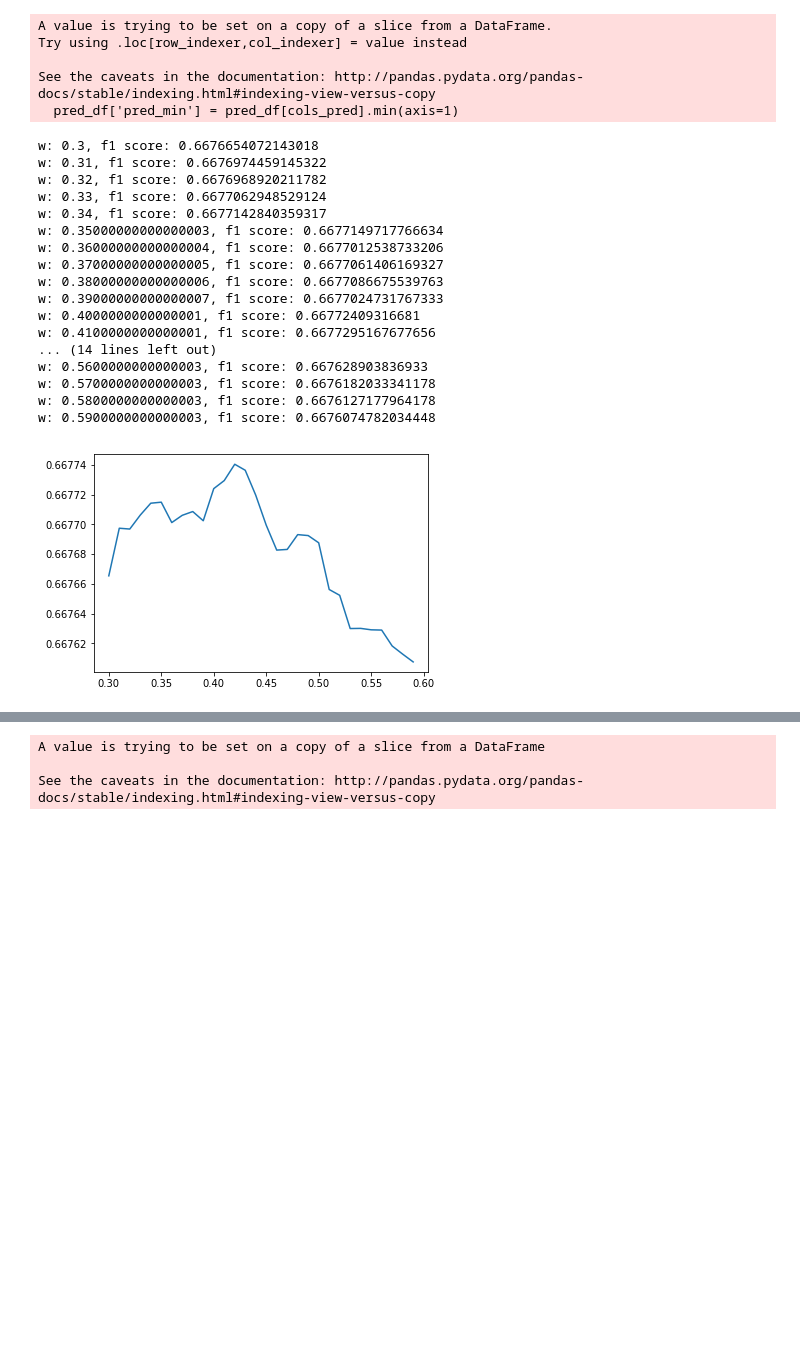
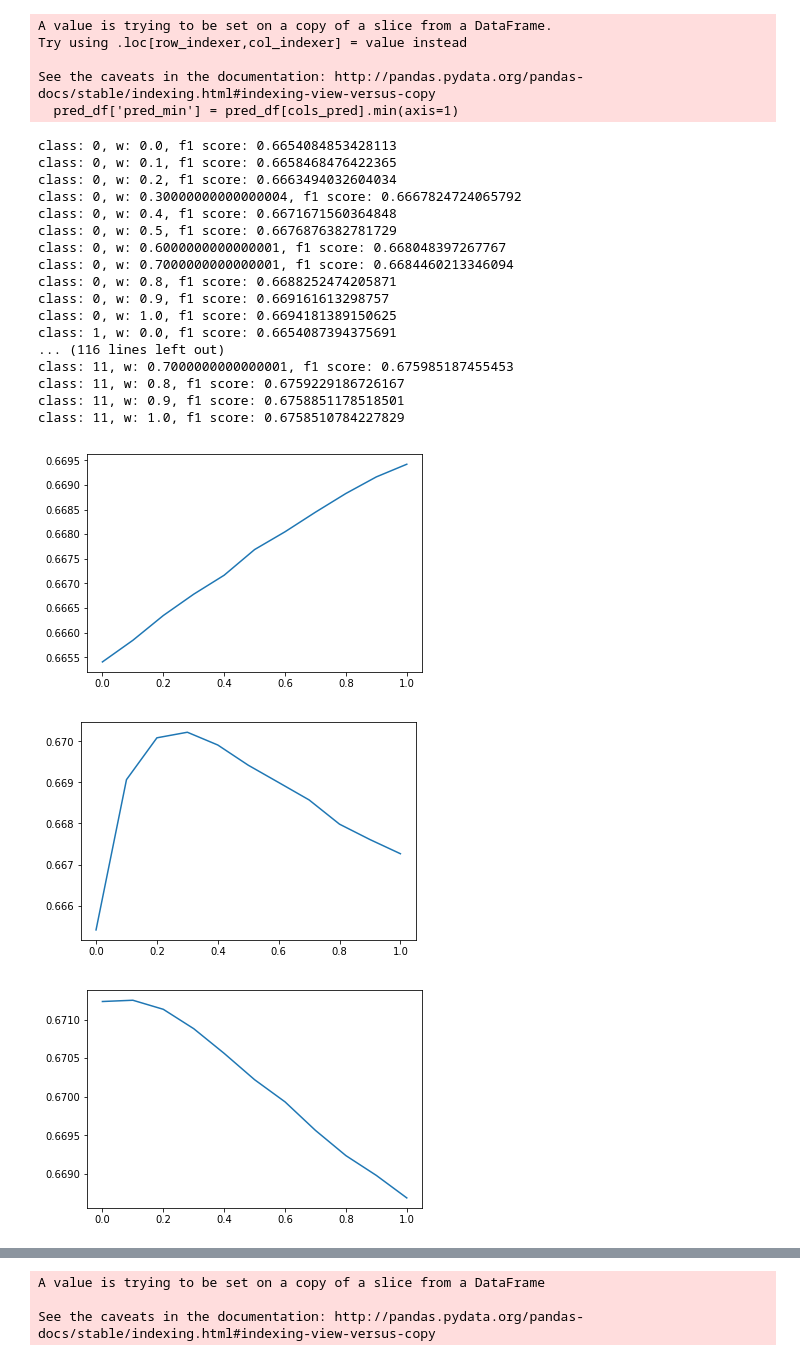
Before and after one commit to MitsuruFujiwara/KDD-Cup-2019, a Jupyter notebook: src/903_post_processing.ipynb, the cells around one changed output, grey strips where cells are left out. Cells and saved outputs as stored; diff of their text form; code cells hidden in the pictures; blank space fills up the shorter version.

```diff
--- a/src/903_post_processing.ipynb
+++ b/src/903_post_processing.ipynb
@@ -46,0 +60,2 @@ def getBestWeights(act, pred_lgbm, pred_xgb, output):
+# %%
+w =
@@ -86,28 +146,30 @@ See the caveats in the documentation: http://pandas.pydata.org/pandas-docs/stabl
 oof_pred_lgbm = pred_lgbm[pred_lgbm.click_mode.notnull()]
 oof_pred_xgb = pred_xgb[pred_xgb.click_mode.notnull()]
 # %%
-w = getBestWeights(oof_pred_lgbm.click_mode, oof_pred_lgbm, oof_pred_xgb, '../imp/weight.png')
+weights = getBestWeights(oof_pred_lgbm.click_mode, oof_pred_lgbm, oof_pred_xgb)
 
 cols_pred =[]
-for i in range(0,12):
+for i , w in enumerate(weights):
     pred['pred_{}'.format(i)] = w*pred_lgbm['pred_lgbm_plans{}'.format(i)]+ (1.0-w)*pred_xgb['pred_xgb_plans{}'.format(i)]
     cols_pred.append('pred_{}'.format(i))
 # %% [output]
-w: 0.3, f1 score: 0.6676654072143018
-w: 0.31, f1 score: 0.6676974459145322
-w: 0.32, f1 score: 0.6676968920211782
-w: 0.33, f1 score: 0.6677062948529124
-w: 0.34, f1 score: 0.6677142840359317
-w: 0.35000000000000003, f1 score: 0.6677149717766634
-w: 0.36000000000000004, f1 score: 0.6677012538733206
-w: 0.37000000000000005, f1 score: 0.6677061406169327
-w: 0.38000000000000006, f1 score: 0.6677086675539763
-w: 0.39000000000000007, f1 score: 0.6677024731767333
-w: 0.4000000000000001, f1 score: 0.66772409316681
-w: 0.4100000000000001, f1 score: 0.6677295167677656
-... (14 lines left out)
-w: 0.5600000000000003, f1 score: 0.667628903836933
-w: 0.5700000000000003, f1 score: 0.6676182033341178
-w: 0.5800000000000003, f1 score: 0.6676127177964178
-w: 0.5900000000000003, f1 score: 0.6676074782034448
+class: 0, w: 0.0, f1 score: 0.6654084853428113
+class: 0, w: 0.1, f1 score: 0.6658468476422365
+class: 0, w: 0.2, f1 score: 0.6663494032604034
+class: 0, w: 0.30000000000000004, f1 score: 0.6667824724065792
+class: 0, w: 0.4, f1 score: 0.6671671560364848
+class: 0, w: 0.5, f1 score: 0.6676876382781729
+class: 0, w: 0.6000000000000001, f1 score: 0.668048397267767
+class: 0, w: 0.7000000000000001, f1 score: 0.6684460213346094
+class: 0, w: 0.8, f1 score: 0.6688252474205871
+class: 0, w: 0.9, f1 score: 0.669161613298757
+class: 0, w: 1.0, f1 score: 0.6694181389150625
+class: 1, w: 0.0, f1 score: 0.6654087394375691
+... (116 lines left out)
+class: 11, w: 0.7000000000000001, f1 score: 0.675985187455453
+class: 11, w: 0.8, f1 score: 0.6759229186726167
+class: 11, w: 0.9, f1 score: 0.6758851178518501
+class: 11, w: 1.0, f1 score: 0.6758510784227829
-[figure, old version]
+[figure, new version]
+[figure, added]
+[figure, added]
```
Also changed, not shown: parts of 11 cells of this notebook, 23 other files.
